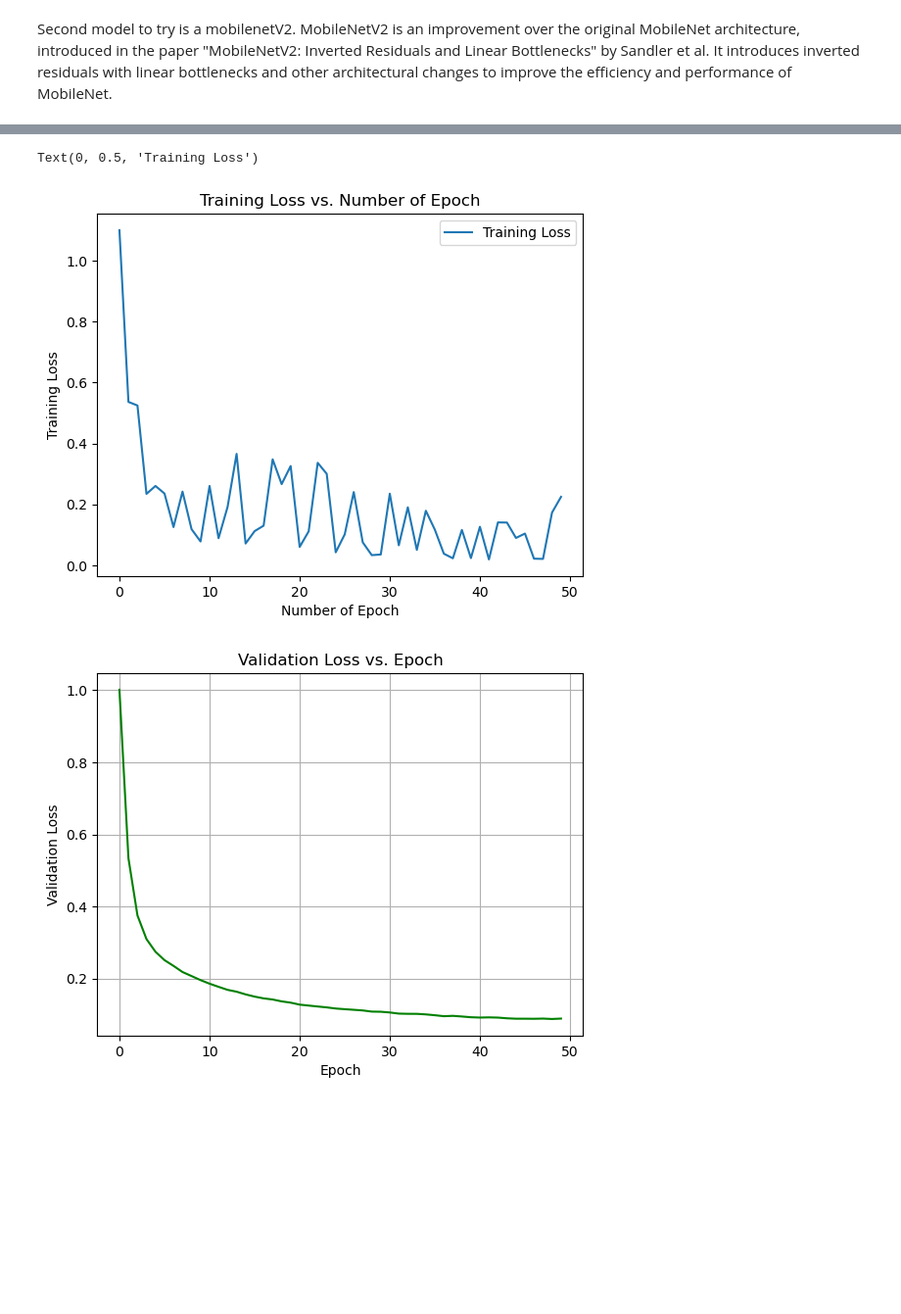
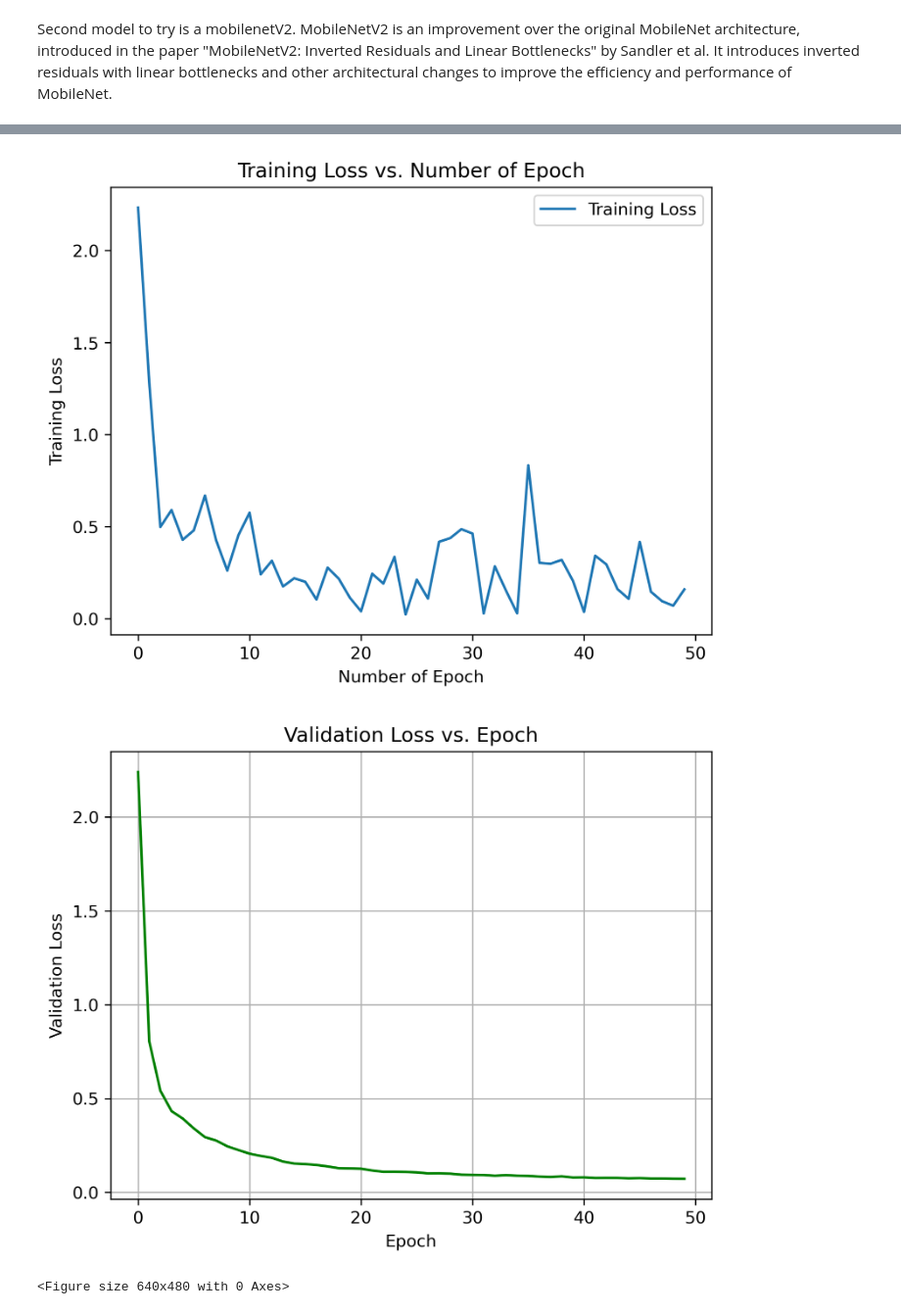
Before and after one commit to igouProto/CSC871-Project, a Jupyter notebook: train.ipynb, the cells around one changed output, grey strips where cells are left out. Shown at 98% size. Drawn from its saved outputs; the diff is of its cells as text; code cells hidden in the pictures; blank space fills up the shorter version.

```diff
--- a/train.ipynb
+++ b/train.ipynb
@@ -47,8 +47,8 @@ def load_mnist_data(data_dir):
     # Convert images to torch tensors and apply augmentation transforms
     transform_train = transforms.Compose([
         transforms.ToPILImage(),
-        #transforms.RandomCrop(28, padding=4),
-        #transforms.RandomHorizontalFlip(),
+        transforms.RandomCrop(28, padding=4),
+        transforms.RandomHorizontalFlip(),
         transforms.ToTensor(),
         transforms.Normalize((0.1306,), (0.3081,))
     ])
@@ -75,8 +75,8 @@ print(train_images.shape, train_labels.shape, test_images.shape, test_labels.sha
 train_images_dataset = TensorDataset(train_images, torch.tensor(train_labels, dtype=torch.long))
 test_images_dataset = TensorDataset(test_images, torch.tensor(test_labels, dtype=torch.long))
 
-train_loader = DataLoader(train_images_dataset, batch_size=32, shuffle=True)
-test_loader = DataLoader(test_images_dataset, batch_size=32, shuffle=False)
+train_loader = DataLoader(train_images_dataset, batch_size=22, shuffle=True)
+test_loader = DataLoader(test_images_dataset, batch_size=22, shuffle=False)
 # %% [output]
 train mean 0.1306604762738429
 train std 0.3081078038564622
@@ -170,6 +175,32 @@ class SimpleCNN(nn.Module):
         return x
 
 model = SimpleCNN(num_classes=10)
+# %%
+import torch.nn.functional as F
+
+class SimpleCNN2(nn.Module):
+    def __init__(self, num_classes):
+        super(SimpleCNN2, self).__init__()
+        self.conv1 = nn.Conv2d(1, 6, kernel_size=5)  # 1 input channel, 6 output channels, kernel size of 5
+        self.pool = nn.MaxPool2d(2, 2)
+        self.conv2 = nn.Conv2d(6, 16, kernel_size=5)  # 6 input channels (from previous layer), 16 output channels, kernel size of 5
+        self.dropout = nn.Dropout(0.4)
+        self.fc1 = nn.Linear(16 * 4 * 4, 120)  # 16 * 4 * 4 input features (from convolutional layers), 120 output features
+        self.fc2 = nn.Linear(120, 84)  # 120 input features, 84 output features
+        self.fc3 = nn.Linear(84, 10)  # 84 input features, 10 output features (for 10 classes)
+
+    def forward(self, x):
+        x = self.pool(F.relu(self.conv1(x)))
+        x = self.dropout(x)
+        x = self.pool(F.relu(self.conv2(x)))
+        x = x.view(-1, 16 * 4 * 4)  # Flatten the feature maps for the fully connected layers
+        x = self.dropout(x)
+        x = F.relu(self.fc1(x))
+        x = F.relu(self.fc2(x))
+        x = self.fc3(x)
+        return x
+
+model = SimpleCNN2(num_classes=10)
 # %%
 # model validation on test data
 def validate(dataloader: DataLoader, model: torch.nn.Module, loss_fn: torch.nn.Module):
@@ -216,9 +244,9 @@ eval_every = 1
 
 # loss and optimizer, try other combos too?
 loss_fn = torch.nn.CrossEntropyLoss()
-# optimizer = torch.optim.SGD(model.parameters(), lr=learning_rate)
+optimizer = torch.optim.SGD(model.parameters(), lr=learning_rate, momentum=0.9)
 #also try Adam
-optimizer = torch.optim.Adam(model.parameters(), lr=learning_rate)
+#optimizer = torch.optim.Adam(model.parameters(), lr=learning_rate)
 
 # train!
 num_epochs = 50   #increase this to at least 50
@@ -250,5 +278,5 @@ for epoch in range(num_epochs):
 
 print("model accuracy:", accuracy_list[-1])
 # save model after training
-torch.save(model.state_dict(), './model_nn_adam_0510.pth')
+torch.save(model.state_dict(), './model_cnn2_sgd_0510.pth')
 # %% [output]
@@ -273,26 +302,36 @@ model accuracy: 0.9743
 #print(epoch_losses.detach())
 #print(len(epoch_losses))
 # training loss plot
+plt.figure(dpi=300)
 plt.plot([loss.detach().numpy() for loss in epoch_losses])
 plt.legend(["Training Loss"])
 plt.title("Training Loss vs. Number of Epoch")
 plt.xlabel("Number of Epoch")
 plt.ylabel("Training Loss")
+#choose the right model when running
+plt.savefig('loss_plot_model3.png', dpi=300)
+#plt.savefig('loss_plot_model2.png', dpi=300)
+#plt.savefig('loss_plot_model3.png', dpi=300)
 # %% [output]
-Text(0, 0.5, 'Training Loss')
-[figure, old version]
+[figure, new version]
 # %%
 #print(val_loss)
 #print(len(val_loss))
+plt.figure(dpi=300)
 plt.plot(val_loss, color ='green')
 plt.xlabel('Epoch')
 plt.ylabel('Validation Loss')
 plt.title('Validation Loss vs. Epoch')
 #plt.legend()
 plt.grid(True)
 plt.show()
+#choose the rigth model when saving:
+plt.savefig('val_loss_plot_model1.png', dpi=300)
+#plt.savefig('val_loss_plot_model2.png', dpi=300)
+#plt.savefig('val_loss_plot_model3.png', dpi=300)
 # %% [output]
-[figure, old version]
+[figure, new version]
+<Figure size 640x480 with 0 Axes>
 # %%
 #print confusion matrix
 from sklearn.metrics import confusion_matrix, ConfusionMatrixDisplay, precision_score, recall_score, f1_score
```
Also changed, not shown: parts of 5 cells of this notebook.
